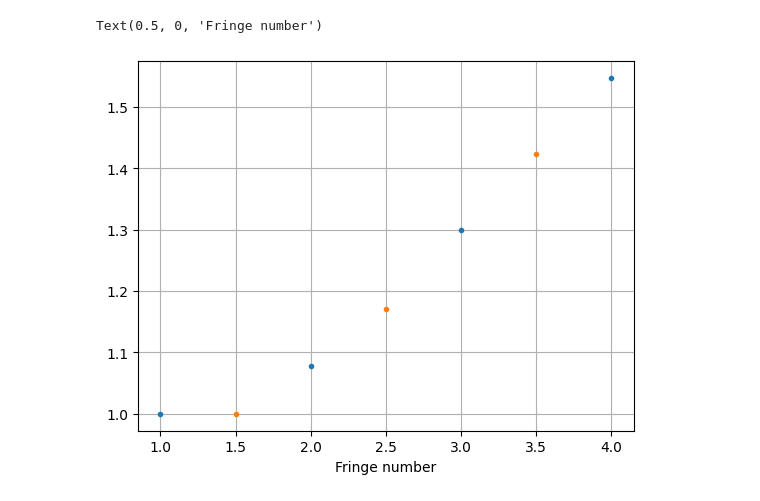
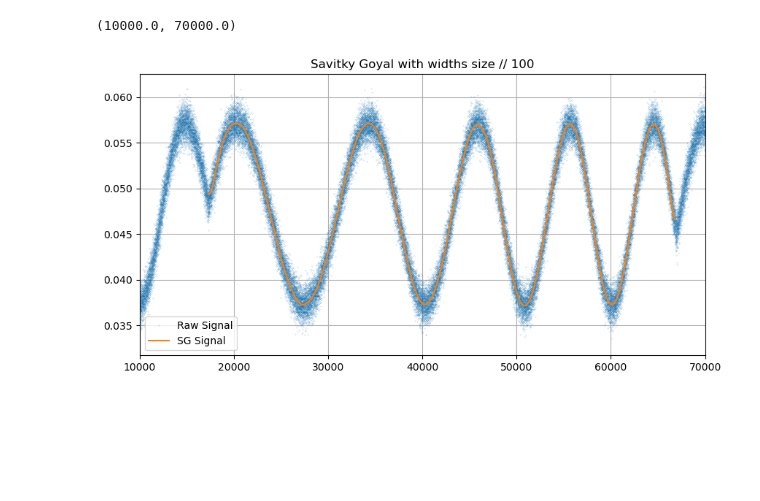
Before and after one commit to LeoKonzett/PhD, a Jupyter notebook: DataAnalysis.ipynb, the cells around one changed output. Cells and saved outputs as stored; diff of their text form; code cells hidden in the pictures; blank space fills up the shorter version.

Commit message:
Works for 2810_x1sawtooth picoscope files

```diff
--- a/DataAnalysis.ipynb
+++ b/DataAnalysis.ipynb
@@ -91,20 +222,29 @@ print(d_frmax, d_frmin)
-# %%
-timestamps = time_fbox[idx_localmax]
-
-timestamps_lower = time_fbox[idx_localmin]
-timestamps_valid = timestamps_lower[(1, 2, 3, 4), ]
-
-periods = np.diff(timestamps, axis=0)
-periods = periods / np.amin(periods)
-
-periods_lower = np.diff(timestamps_valid, axis=0)
-periods_lower = periods_lower / np.amin(periods_lower)
-
-
-plt.plot([1, 2, 3, 4], periods[::-1], ".")
-plt.plot([1.5, 2.5, 3.5], periods_lower[::-1], ".")
-plt.grid()
-plt.xlabel("Fringe number")
-# %% [output]
-Text(0.5, 0, 'Fringe number')
-[figure, removed]
+# %%
+# Estimate non-linearity by fitting a cosine
+dir_mmt = r"C:\Users\SLAB2\Documents\Waveforms\picoscope"
+f_name = "281024_l=800um_wl=1534-529_x1sawtooth.mat"
+fp = os.path.join(dir_mmt, f_name)
+
+ps_data = AnalysePSData(fp)
+ps_data.get_sawtooth_local_extrema()
+ps_data.filter_savgol(polyorder=2)
+ps_data.split_signal_sg(buffer=0, flip=False)
+
+sg_split = ps_data.signal_sg_split["0"]
+t_sg_split = ps_data.t_split["0"]
+
+ps_data.signal_to_analyse = np.array(sg_split)
+ps_data.fit_sinusoid(8000, w0=2e-4, phase0=0, verbose=False)
+
+fig = plt.figure(figsize=(10, 5))
+
+plt.plot(ps_data.t, ps_data.signal_raw, ".", label="Raw Signal", ms=0.2)
+plt.plot(t_sg_split, sg_split, label="SG Signal")
+# plt.plot(t_sg_split, ps_data.signal_cos_fit, label=f"Sine w. const. freq")
+plt.legend()
+plt.grid()
+plt.title("Savitky Goyal with widths size // 100")
+plt.xlim(10000, 70000)
+# %% [output]
+(10000.0, 70000.0)
+[figure, added]
```
Also changed, not shown: parts of 11 cells of this notebook.
